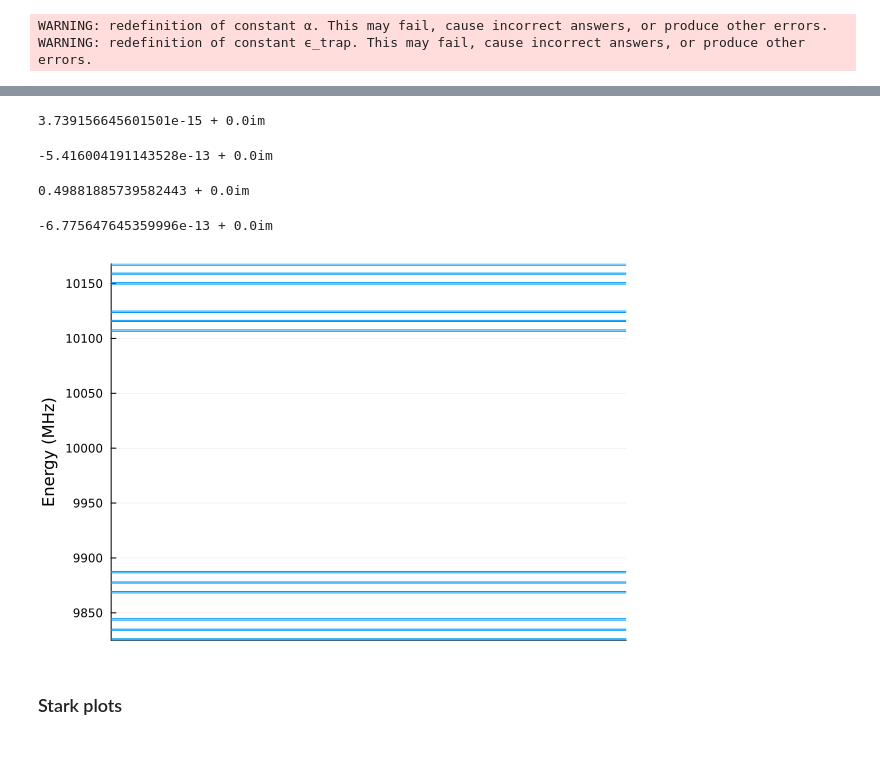
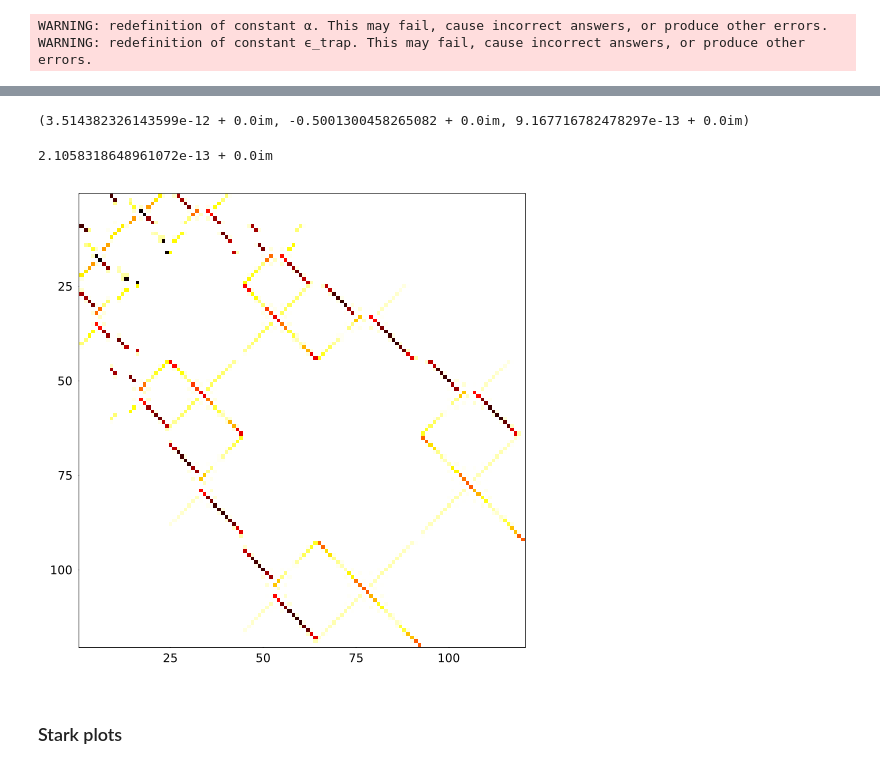
Before and after one commit to munozariasjm/QuantumStates.jl, a Jupyter notebook: examples/CaOH/CaOH_SpinExchangeGates_X(010).ipynb, the cells around one changed output, grey strips where cells are left out. Drawn from its saved outputs; the diff is of its cells as text; code cells hidden in the pictures.

```diff
--- a/examples/CaOH/CaOH_SpinExchangeGates_X(010).ipynb
+++ b/examples/CaOH/CaOH_SpinExchangeGates_X(010).ipynb
@@ -90,22 +92,30 @@ $$-0.707\left|Λ=1, N=1, M_N=-1, S=1/2, M_S=1/2, I=1/2, M_I=1/2, \right\rangle$$
 # %%
-TDM(H.states[idx_0], H.states[idx_1], 0) |> display
-TDM(H.states[idx_0], H.states[idx_e], 0) |> display
-TDM(H.states[idx_1], H.states[idx_e], 0) |> display
-TDM(H.states[idx_e], H.states[idx_e], 0) |> display
+Tuple(TDM(H.states[idx_0], H.states[idx_1], p) for p ∈ -1:1) |> display
 # %% [output]
-3.739156645601501e-15 + 0.0im
+(3.514382326143599e-12 + 0.0im, -0.5001300458265082 + 0.0im, 9.167716782478297e-13 + 0.0im)
--5.416004191143528e-13 + 0.0im
-0.49881885739582443 + 0.0im
--6.775647645359996e-13 + 0.0im
+# %%
+TDM_magnetic(H.states[idx_0], H.states[idx_1], 0) |> display
+# %% [output]
+2.1058318648961072e-13 + 0.0im
 # %%
-using Plots
-hline(energy.(N1_states), legend=nothing)
-plot!(
-    xticks=nothing,
-    ylabel="Energy (MHz)",
-)
+# using Plots
+# hline(energy.(N1_states), legend=nothing)
+# plot!(
+#     xticks=nothing,
+#     ylabel="Energy (MHz)",
+# )
-# %% [output]
-[figure, removed]
+# %%
+update_basis_tdms!(H)
+update_tdms!(H)
+heatmap(abs.(real.(H.tdms[:,:,2])), c=cgrad(:hot, rev=true), legend=:none)
+plot!(
+    size=(500,500),
+    box=:on,
+    grid=true
+    )
+yflip!(true)
+# %% [output]
+[figure, added]
 # %% [markdown]
 ### Stark plots
 # %%
```
Also changed, not shown: parts of 18 cells of this notebook, 25 other files.
